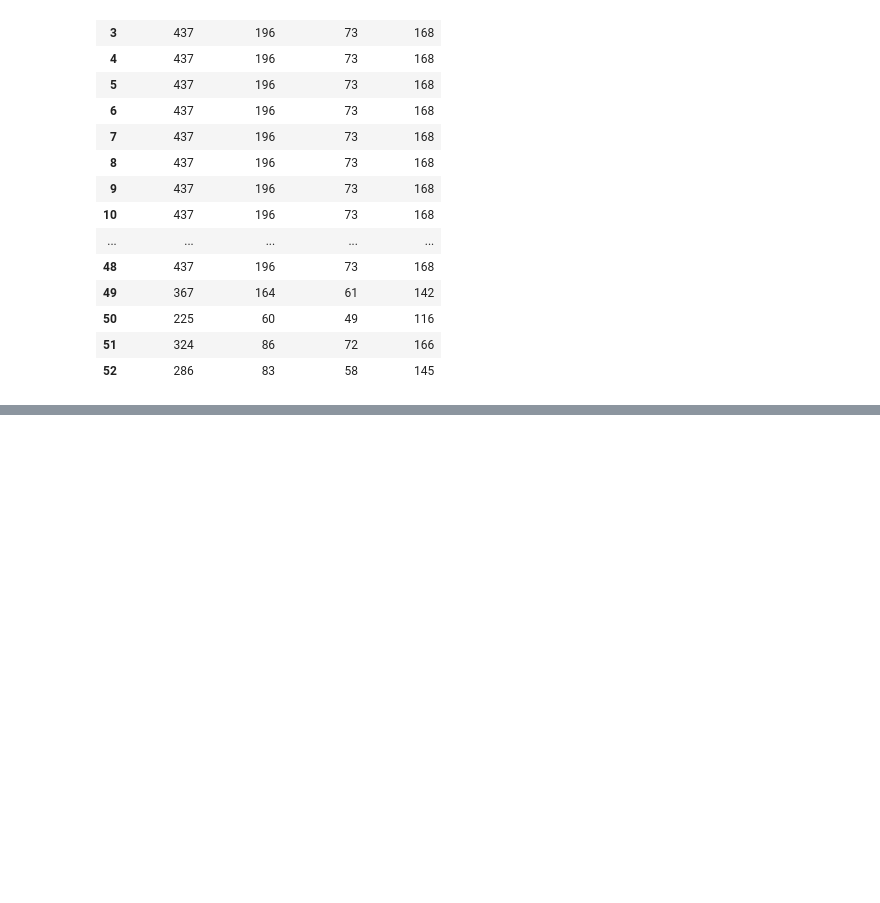
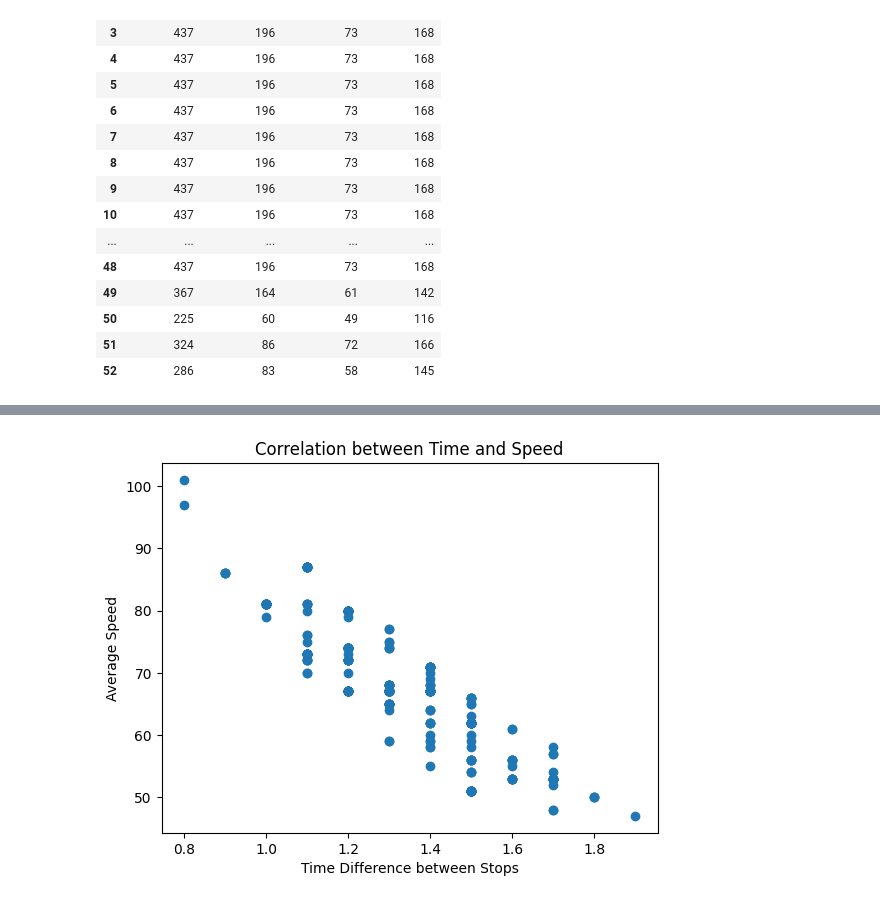
Before and after one commit to gianlucarea/weather-delay, a Jupyter notebook: year_analytics.ipynb, the cells around one changed output, grey strips where cells are left out. Drawn from its saved outputs; the diff is of its cells as text; code cells hidden in the pictures; blank space fills up the shorter version.

```diff
--- a/year_analytics.ipynb
+++ b/year_analytics.ipynb
@@ -160,0 +200,5 @@ plt.show()
+# %%
+x = df_analytics.loc[((df_analytics['distance'] <= 100) & (df_analytics['distance'] >= 75))];
+helper.scatter_time_speed(x)
+# %% [output]
+[figure, added]
```
Also changed, not shown: parts of 8 cells of this notebook, 2 other files.
